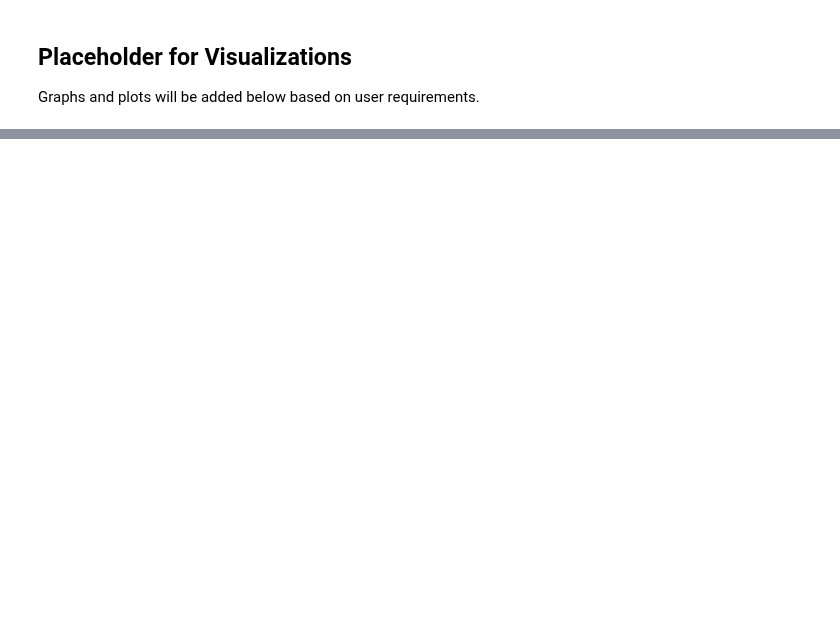
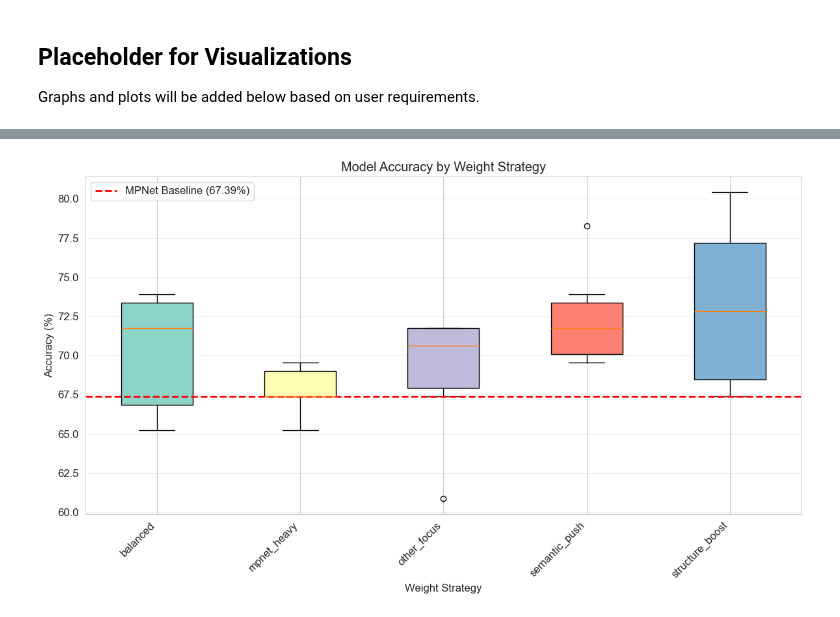
Before and after one commit to xinyuezhang-shirley/cs229FinalProject, a Jupyter notebook: plots.ipynb, the cells around one changed output, grey strips where cells are left out. Cells and saved outputs as stored; diff of their text form; code cells hidden in the pictures; blank space fills up the shorter version.

```diff
--- a/plots.ipynb
+++ b/plots.ipynb
@@ -106,0 +183,37 @@ else:
+# %%
+# PLOT 4: Weight Strategy Comparison
+if not results_df.empty:
+    fig, ax = plt.subplots(figsize=(12, 7))
+
+    # Ensure strategy column exists
+    if 'strategy' not in results_df.columns:
+        results_df['strategy'] = results_df['weights'].apply(lambda w: w.get('name', 'Unknown'))
+
+    # Group by strategy
+    strategies = sorted(results_df['strategy'].unique())
+    data_by_strategy = [results_df[results_df['strategy'] == s]['triplet_acc'].values * 100
+                        for s in strategies]
+
+    # Create box plot
+    bp = ax.boxplot(data_by_strategy, labels=strategies, patch_artist=True)
+    colors = plt.cm.Set3(range(len(strategies)))
+    for patch, color in zip(bp['boxes'], colors):
+        patch.set_facecolor(color)
+
+    # Add MPNet baseline line
+    ax.axhline(MPNET_BASELINE_ACCURACY * 100, color='red', linestyle='--',
+               linewidth=2, label='MPNet Baseline (67.39%)')
+
+    ax.set_xlabel('Weight Strategy')
+    ax.set_ylabel('Accuracy (%)')
+    ax.set_title('Model Accuracy by Weight Strategy')
+    ax.legend()
+    ax.grid(axis='y', alpha=0.3)
+    plt.xticks(rotation=45, ha='right')
+    plt.tight_layout()
+    plt.savefig(figures_dir / 'weight_strategy_comparison.png', dpi=300, bbox_inches='tight')
+    plt.show()
+else:
+    print("No results to plot. Run grid search first.")
+# %% [output]
+[figure, added]
```
Also changed, not shown: parts of 7 cells of this notebook, 2 other files.
